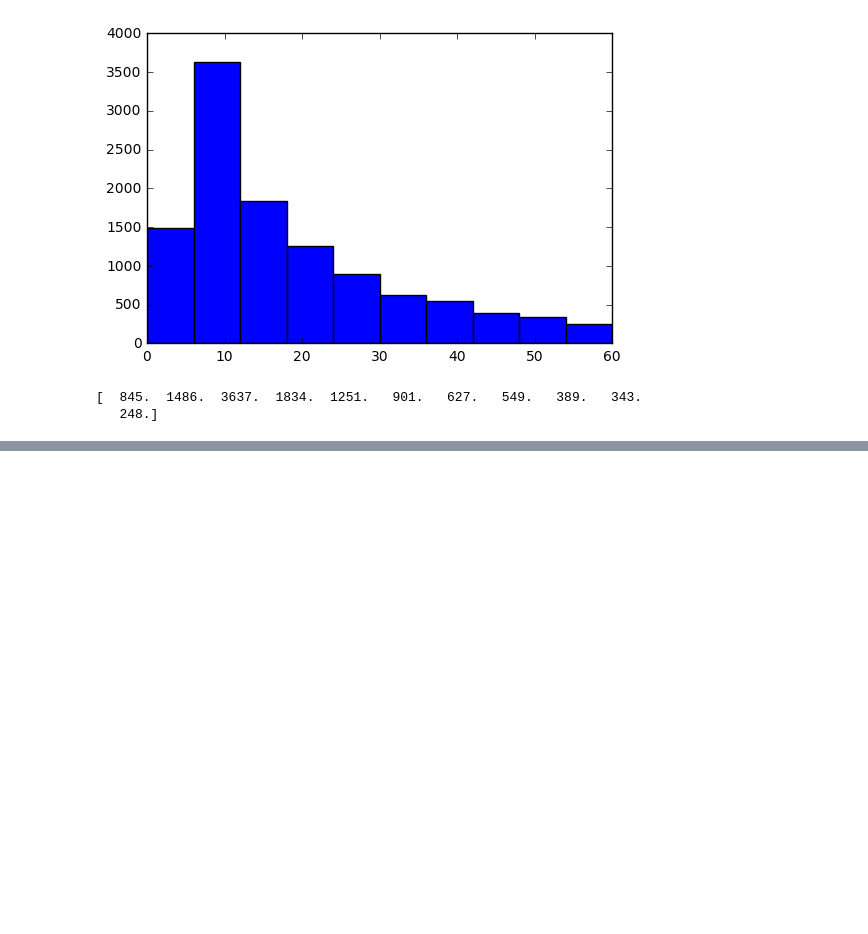
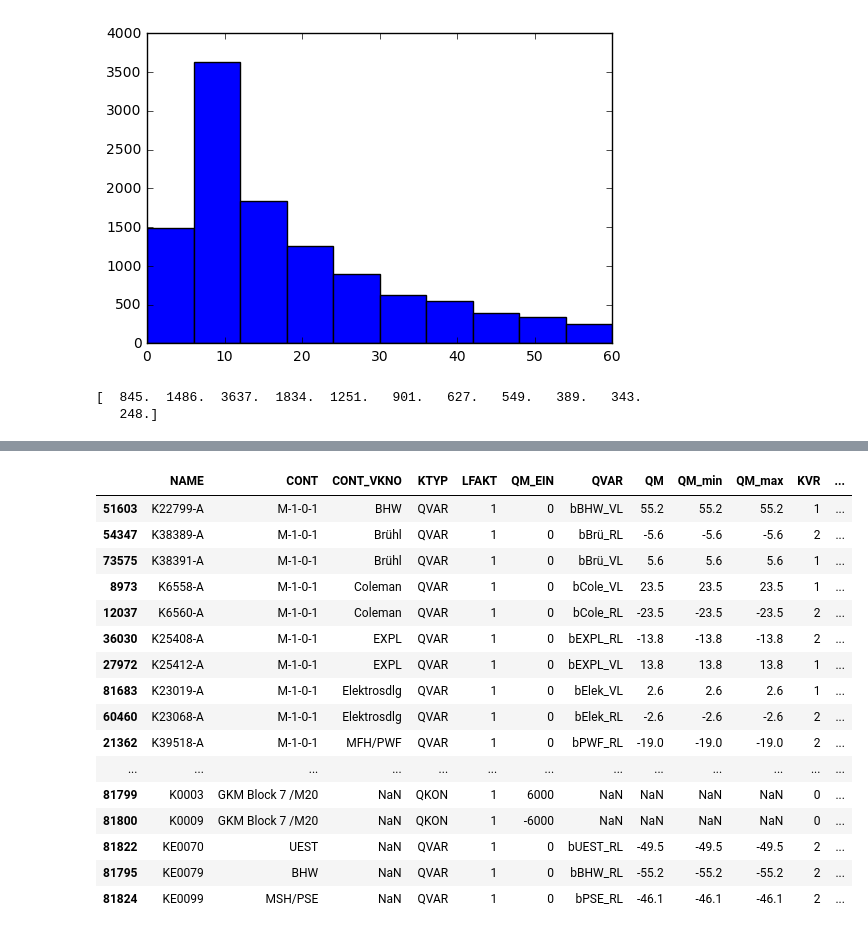
Before and after one commit to aw3s/PT3S, a Jupyter notebook: nb/XmWithPandas.ipynb, the cells around one changed output, grey strips where cells are left out. Drawn from its saved outputs; the diff is of its cells as text; code cells hidden in the pictures; blank space fills up the shorter version.

```diff
--- a/nb/XmWithPandas.ipynb
+++ b/nb/XmWithPandas.ipynb
@@ -323,0 +228,28 @@ dtype: object
+# %%
+xm.vKNOT[(xm.vKNOT['KTYP'].isin(['QKON']) & xm.vKNOT['QM_EIN'].astype(float)!=0) | xm.vKNOT['KTYP'].isin(['QVAR'])][[
+                    'NAME'
+                   ,'CONT'
+                   ,'CONT_VKNO' # vVKNO
+                   ,'KTYP'
+                   ,'LFAKT','QM_EIN','QVAR','QM','QM_min','QM_max'
+                   ,'KVR'
+                   ,'TE','TM'
+    ]].sort_values(by=['CONT_VKNO','NAME'])
+# %% [output]
+|  | NAME | CONT | CONT_VKNO | KTYP | LFAKT | QM_EIN | QVAR | QM | QM_min | QM_max | KVR | ... |
+| 51603 | K22799-A | M-1-0-1 | BHW | QVAR | 1 | 0 | bBHW_VL | 55.2 | 55.2 | 55.2 | 1 | ... |
+| 54347 | K38389-A | M-1-0-1 | Brühl | QVAR | 1 | 0 | bBrü_RL | -5.6 | -5.6 | -5.6 | 2 | ... |
+| 73575 | K38391-A | M-1-0-1 | Brühl | QVAR | 1 | 0 | bBrü_VL | 5.6 | 5.6 | 5.6 | 1 | ... |
+| 8973 | K6558-A | M-1-0-1 | Coleman | QVAR | 1 | 0 | bCole_VL | 23.5 | 23.5 | 23.5 | 1 | ... |
+| 12037 | K6560-A | M-1-0-1 | Coleman | QVAR | 1 | 0 | bCole_RL | -23.5 | -23.5 | -23.5 | 2 | ... |
+| 36030 | K25408-A | M-1-0-1 | EXPL | QVAR | 1 | 0 | bEXPL_RL | -13.8 | -13.8 | -13.8 | 2 | ... |
+| 27972 | K25412-A | M-1-0-1 | EXPL | QVAR | 1 | 0 | bEXPL_VL | 13.8 | 13.8 | 13.8 | 1 | ... |
+| 81683 | K23019-A | M-1-0-1 | Elektrosdlg | QVAR | 1 | 0 | bElek_VL | 2.6 | 2.6 | 2.6 | 1 | ... |
+| 60460 | K23068-A | M-1-0-1 | Elektrosdlg | QVAR | 1 | 0 | bElek_RL | -2.6 | -2.6 | -2.6 | 2 | ... |
+| 21362 | K39518-A | M-1-0-1 | MFH/PWF | QVAR | 1 | 0 | bPWF_RL | -19.0 | -19.0 | -19.0 | 2 | ... |
+| ... | ... | ... | ... | ... | ... | ... | ... | ... | ... | ... | ... | ... |
+| 81799 | K0003 | GKM Block 7 /M20 | NaN | QKON | 1 | 6000 | NaN | NaN | NaN | NaN | 0 | ... |
+| 81800 | K0009 | GKM Block 7 /M20 | NaN | QKON | 1 | -6000 | NaN | NaN | NaN | NaN | 0 | ... |
+| 81822 | KE0070 | UEST | NaN | QVAR | 1 | 0 | bUEST_RL | -49.5 | -49.5 | -49.5 | 2 | ... |
+| 81795 | KE0079 | BHW | NaN | QVAR | 1 | 0 | bBHW_RL | -55.2 | -55.2 | -55.2 | 2 | ... |
+| 81824 | KE0099 | MSH/PSE | NaN | QVAR | 1 | 0 | bPSE_RL | -46.1 | -46.1 | -46.1 | 2 | ... |
```
Also changed, not shown: parts of 17 cells of this notebook, 1 other file.
